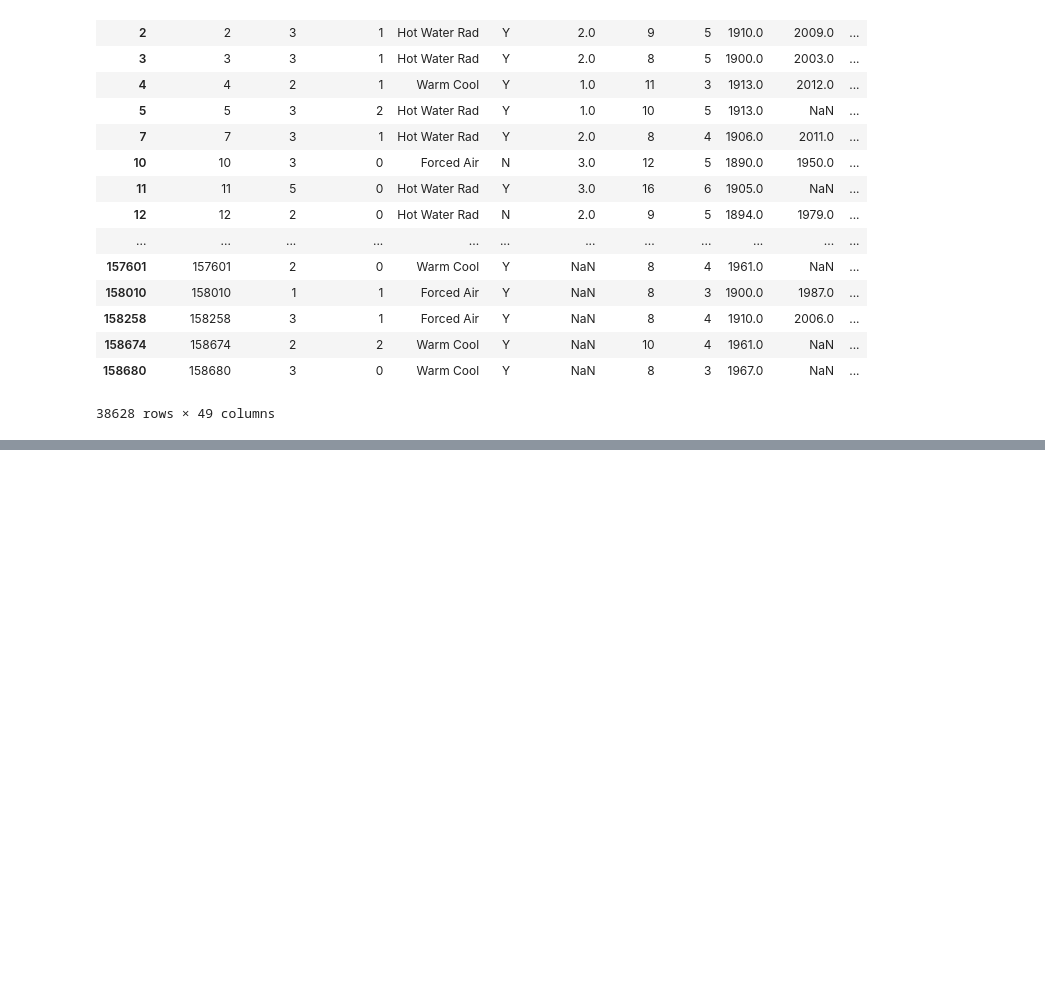
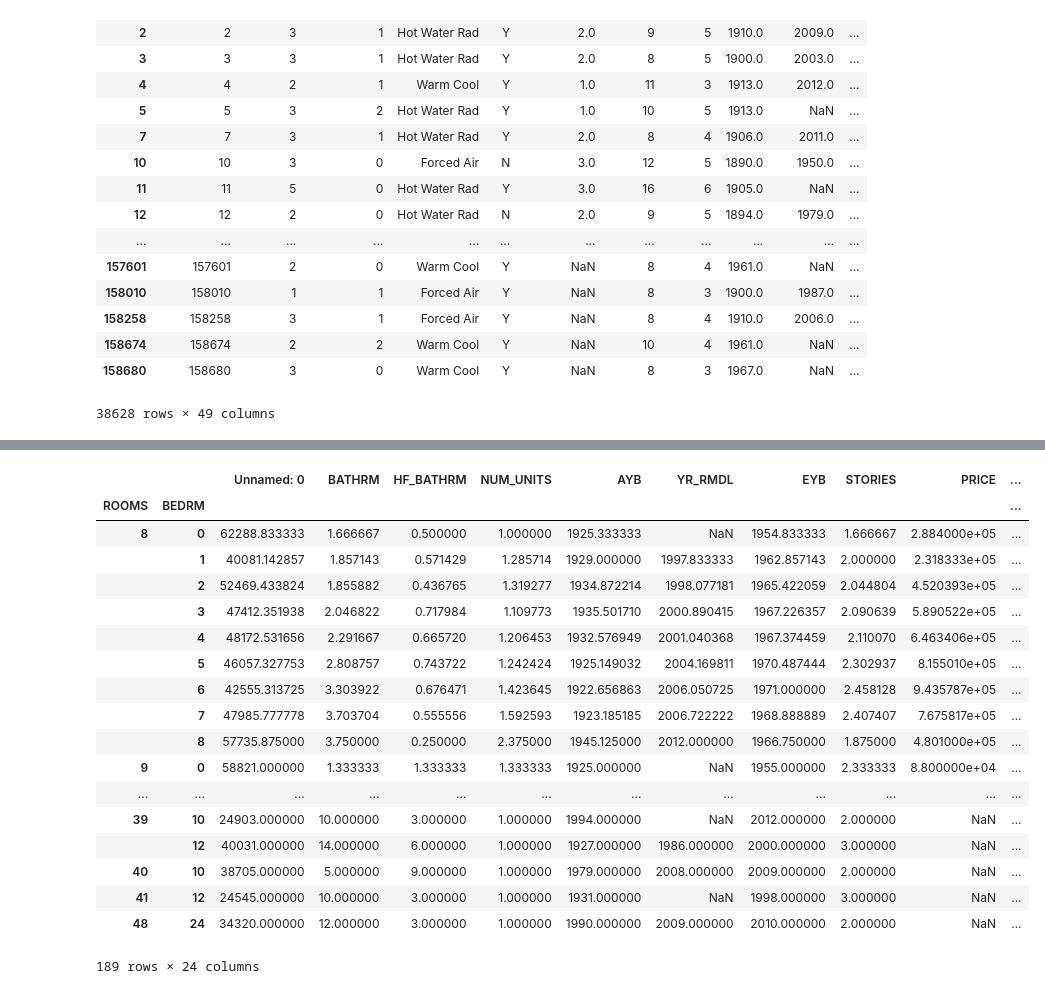
Before and after one commit to Debeshalex/Alex-fall-2019, a Jupyter notebook: project 1 assignements _ Alemayehu Berihun.ipynb, the cells around one changed output, grey strips where cells are left out. Drawn from its saved outputs; the diff is of its cells as text; code cells hidden in the pictures; blank space fills up the shorter version.

```diff
--- a/project 1 assignements _ Alemayehu Berihun.ipynb
+++ b/project 1 assignements _ Alemayehu Berihun.ipynb
@@ -66,0 +96,22 @@ df.drop_duplicates()
+# %%
+df.groupby(['ROOMS','BEDRM']).mean()
+# %% [output]
+|  |  | Unnamed: 0 | BATHRM | HF_BATHRM | NUM_UNITS | AYB | YR_RMDL | EYB | STORIES | PRICE | ... |
+| ROOMS | BEDRM |  |  |  |  |  |  |  |  |  | ... |
+| 8 | 0 | 62288.833333 | 1.666667 | 0.500000 | 1.000000 | 1925.333333 | NaN | 1954.833333 | 1.666667 | 2.884000e+05 | ... |
+|  | 1 | 40081.142857 | 1.857143 | 0.571429 | 1.285714 | 1929.000000 | 1997.833333 | 1962.857143 | 2.000000 | 2.318333e+05 | ... |
+|  | 2 | 52469.433824 | 1.855882 | 0.436765 | 1.319277 | 1934.872214 | 1998.077181 | 1965.422059 | 2.044804 | 4.520393e+05 | ... |
+|  | 3 | 47412.351938 | 2.046822 | 0.717984 | 1.109773 | 1935.501710 | 2000.890415 | 1967.226357 | 2.090639 | 5.890522e+05 | ... |
+|  | 4 | 48172.531656 | 2.291667 | 0.665720 | 1.206453 | 1932.576949 | 2001.040368 | 1967.374459 | 2.110070 | 6.463406e+05 | ... |
+|  | 5 | 46057.327753 | 2.808757 | 0.743722 | 1.242424 | 1925.149032 | 2004.169811 | 1970.487444 | 2.302937 | 8.155010e+05 | ... |
+|  | 6 | 42555.313725 | 3.303922 | 0.676471 | 1.423645 | 1922.656863 | 2006.050725 | 1971.000000 | 2.458128 | 9.435787e+05 | ... |
+|  | 7 | 47985.777778 | 3.703704 | 0.555556 | 1.592593 | 1923.185185 | 2006.722222 | 1968.888889 | 2.407407 | 7.675817e+05 | ... |
+|  | 8 | 57735.875000 | 3.750000 | 0.250000 | 2.375000 | 1945.125000 | 2012.000000 | 1966.750000 | 1.875000 | 4.801000e+05 | ... |
+| 9 | 0 | 58821.000000 | 1.333333 | 1.333333 | 1.333333 | 1925.000000 | NaN | 1955.000000 | 2.333333 | 8.800000e+04 | ... |
+| ... | ... | ... | ... | ... | ... | ... | ... | ... | ... | ... | ... |
+| 39 | 10 | 24903.000000 | 10.000000 | 3.000000 | 1.000000 | 1994.000000 | NaN | 2012.000000 | 2.000000 | NaN | ... |
+|  | 12 | 40031.000000 | 14.000000 | 6.000000 | 1.000000 | 1927.000000 | 1986.000000 | 2000.000000 | 3.000000 | NaN | ... |
+| 40 | 10 | 38705.000000 | 5.000000 | 9.000000 | 1.000000 | 1979.000000 | 2008.000000 | 2009.000000 | 2.000000 | NaN | ... |
+| 41 | 12 | 24545.000000 | 10.000000 | 3.000000 | 1.000000 | 1931.000000 | NaN | 1998.000000 | 3.000000 | NaN | ... |
+| 48 | 24 | 34320.000000 | 12.000000 | 3.000000 | 1.000000 | 1990.000000 | 2009.000000 | 2010.000000 | 2.000000 | NaN | ... |
+189 rows × 24 columns
```
Also changed, not shown: parts of 6 cells of this notebook.
